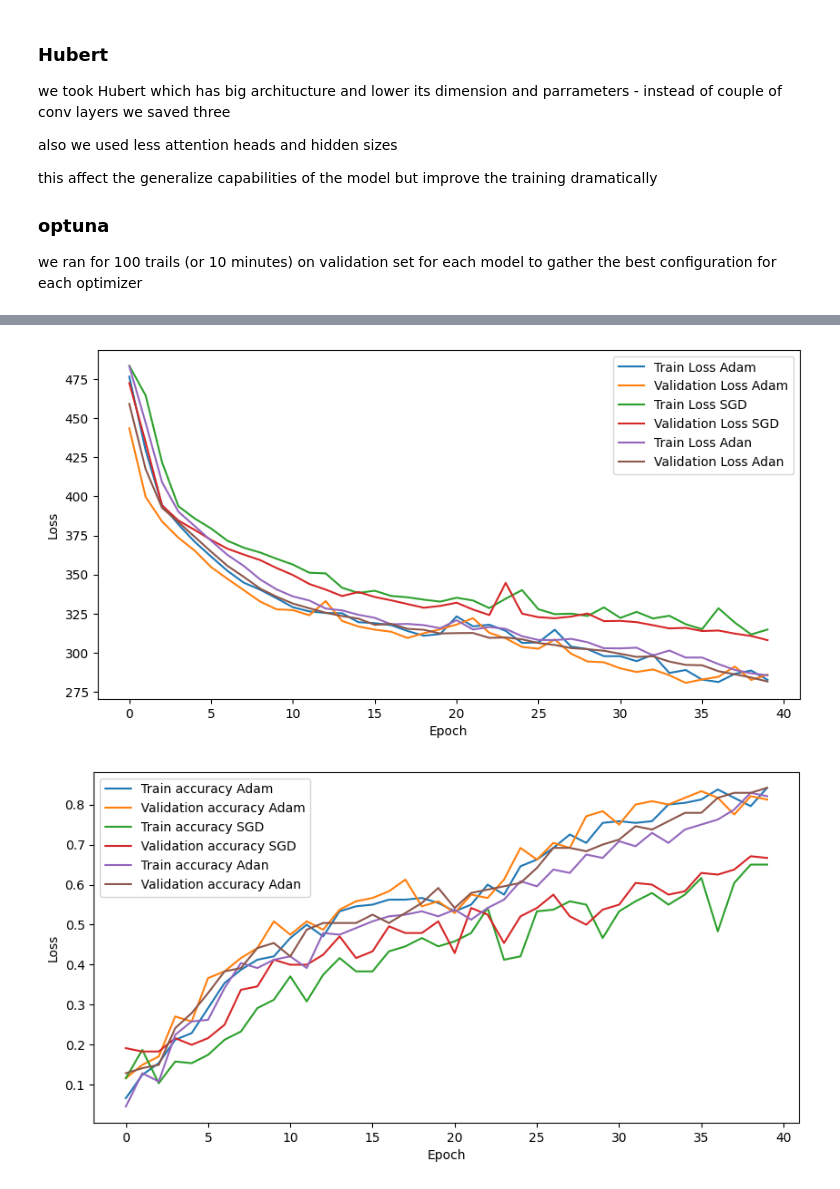
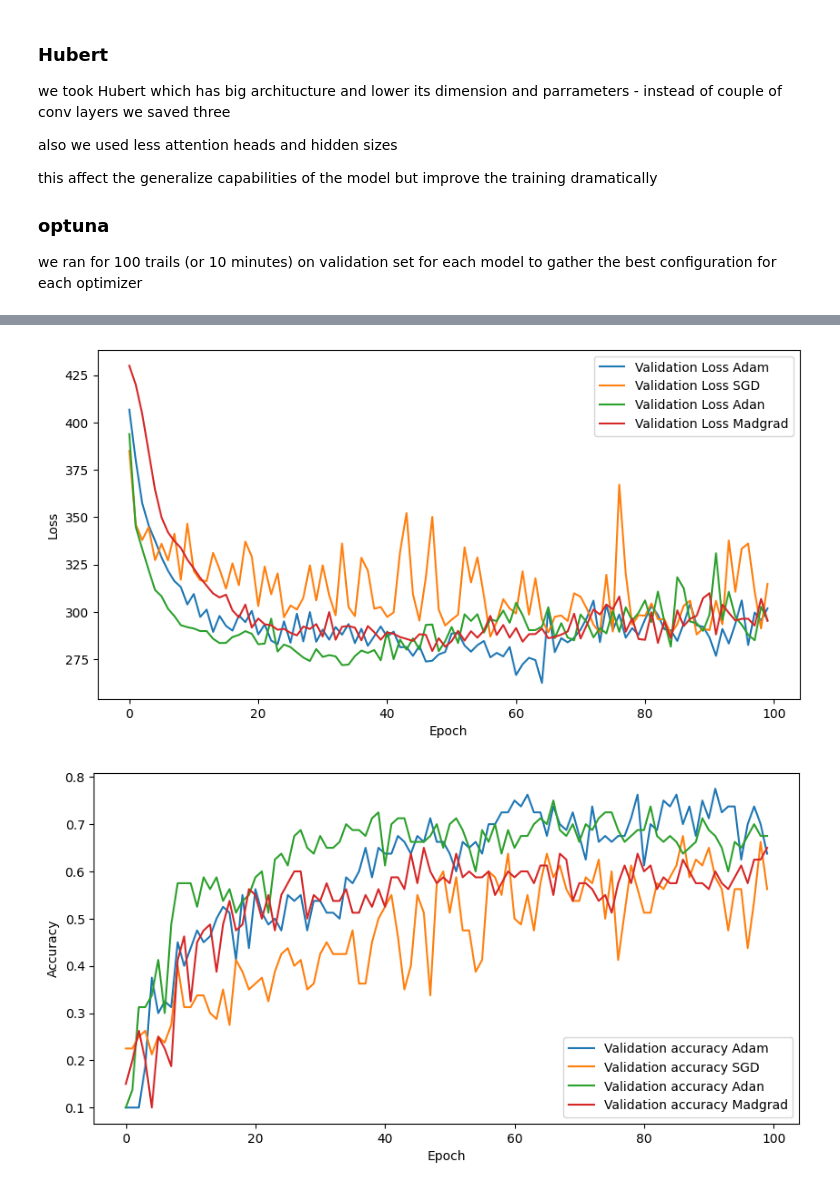
Before and after one commit to roywe/modern_optimizers_for_multiclass_tasks, a Jupyter notebook: models/audio_ecs/model.ipynb, the cells around one changed output, grey strips where cells are left out. Cells and saved outputs as stored; diff of their text form; code cells hidden in the pictures.

```diff
--- a/models/audio_ecs/model.ipynb
+++ b/models/audio_ecs/model.ipynb
@@ -74,6 +74,9 @@ def train_model(model, dataloaders, optimizer, num_epochs=25, device=DEVICE, los
                         # zero the parameter gradients
                         optimizer.zero_grad()
                         loss.backward()
+                        if type(optimizer) == MADGRAD:
+                            torch.nn.utils.clip_grad_norm_(model.parameters(), 0.5)
+
                         optimizer.step()
 
                 # statistics
@@ -118,7 +121,7 @@ we took the ecs - 10 data set but the notebook is also fine for the 50 ecs - all
 train_dataset = AudioDataset(kind='train')
 val_dataset = AudioDataset(kind='test')
 train_loader = DataLoader(train_dataset, batch_size=64, shuffle=True)
-val_loader = DataLoader(train_dataset, batch_size=64, shuffle=True)
+val_loader = DataLoader(val_dataset, batch_size=64, shuffle=True)
 
 dataloaders = {
     'train':train_loader,
@@ -216,32 +231,37 @@ OutOfMemoryError: CUDA out of memory. Tried to allocate 15.25 GiB (GPU 4; 44.34
 # %%
-plt.figure(figsize=(10, 5))
-for opt in results_metric:
-    d = results_metric[opt]
-    training_loss = [i for i in d['training_loss']]#.cpu().numpy().tolist()
-    val_acc_history = [i for i in d['val_loss']]#.cpu().numpy().tolist()
-    # plot_results(training_loss,val_acc_history)
+def plot_loss_curve(results_metric, only_val=True):
+    plt.figure(figsize=(10, 5))
+    for opt in results_metric:
+        d = results_metric[opt]
 
-    plt.plot(training_loss, label=f'Train Loss {opt}')
-    plt.plot(val_acc_history, label=f'Validation Loss {opt}')
-plt.xlabel('Epoch')
-plt.ylabel('Loss')
-plt.legend()
-plt.show()
+        if not only_val:
+
+            training_loss = [i for i in d['training_loss']]#.cpu().numpy().tolist()
+            plt.plot(training_loss, label=f'Train Loss {opt}')
+
+        val_acc_history = [i for i in d['val_loss']]#.cpu().numpy().tolist()
+        # plot_results(training_loss,val_acc_history)
+        # if np.array(training_loss).mean()>1000:
+        #     continue
+        plt.plot(val_acc_history, label=f'Validation Loss {opt}')
+    plt.xlabel('Epoch')
+    plt.ylabel('Loss')
+    plt.legend()
+    plt.show()
-# %% [output]
-[figure, removed]
 # %%
-plt.figure(figsize=(10, 5))
-for opt in results_metric:
-    d = results_metric[opt]
-    training_loss = [i.cpu().numpy().tolist() for i in d['training_acc']]#
-    val_acc_history = [i.cpu().numpy().tolist() for i in d['val_acc_history']]#.cpu().numpy().tolist()
-    # plot_results(training_loss,val_acc_history)
+def plot_accuracy_curve(results_metric, only_val=True):
+    plt.figure(figsize=(10, 5))
+    for opt in results_metric:
+        d = results_metric[opt]
+        if not only_val:
+            training_loss = [i.cpu().numpy().tolist() for i in d['training_acc']]#
+            plt.plot(training_loss, label=f'Train accuracy {opt}')
+        val_acc_history = [i.cpu().numpy().tolist() for i in d['val_acc_history']]#.cpu().numpy().tolist()
+        # plot_results(training_loss,val_acc_history)
 
-    plt.plot(training_loss, label=f'Train accuracy {opt}')
-    plt.plot(val_acc_history, label=f'Validation accuracy {opt}')
-plt.xlabel('Epoch')
-plt.ylabel('Loss')
-plt.legend()
-plt.show()
+
+        plt.plot(val_acc_history, label=f'Validation accuracy {opt}')
+    plt.xlabel('Epoch')
+    plt.ylabel('Accuracy')
+    plt.legend()
+    plt.show()
-# %% [output]
-[figure, removed]
@@ -257,0 +268,14 @@ def plot_results(train_losses,val_losses):
+# %%
+import pickle
+with open('study_20240811/results_20240811.pickle', 'wb') as handle:
+    pickle.dump(results_metric, handle, protocol=pickle.HIGHEST_PROTOCOL)
+# %%
+import pickle
+with open('study_20240811/results_20240811.pickle', 'rb') as handle:
+    final_results = pickle.load(handle)
+# final_results['Madgrad'] = results_metric['Madgrad']
+plot_loss_curve(final_results)
+plot_accuracy_curve(final_results)
+# %% [output]
+[figure, added]
+[figure, added]
```
Also changed, not shown: parts of 4 cells of this notebook, 4 other files.
